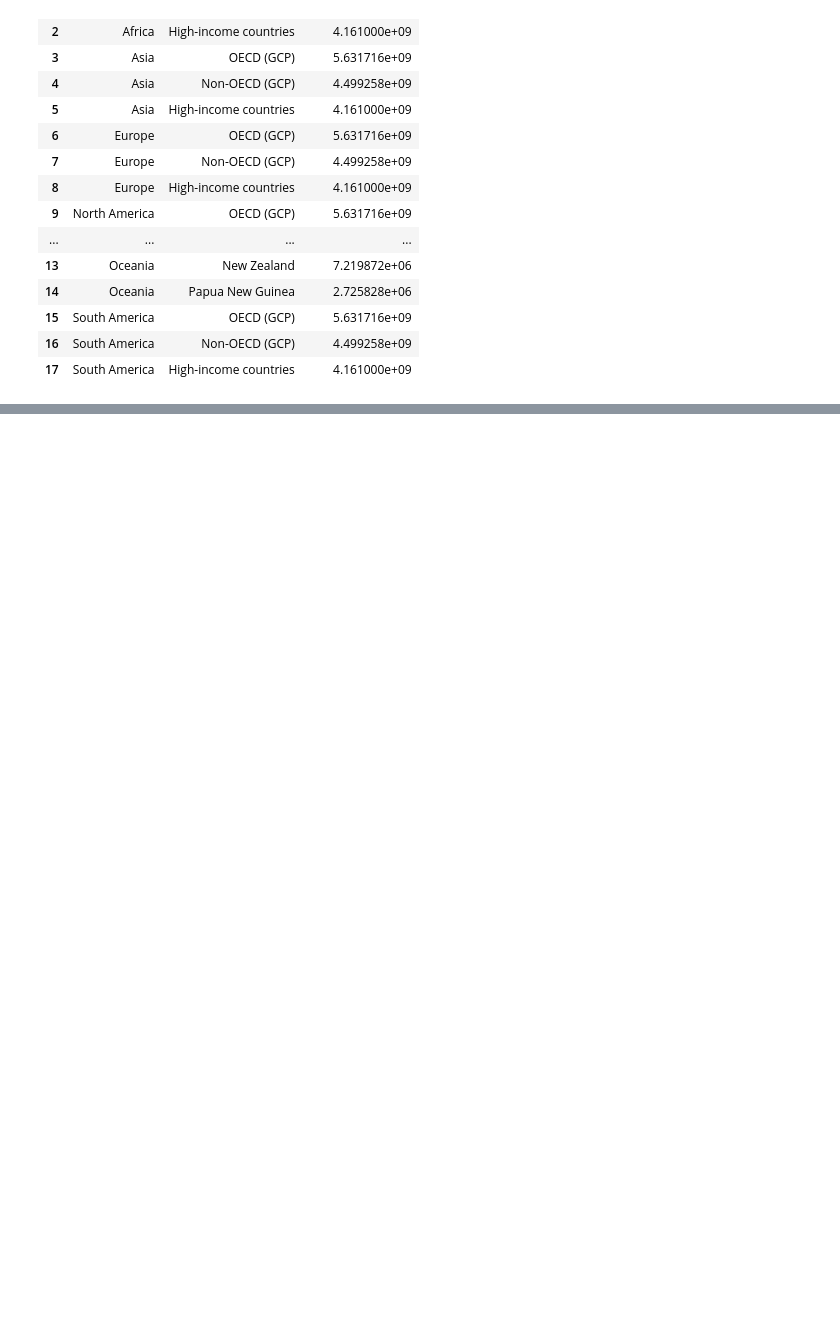
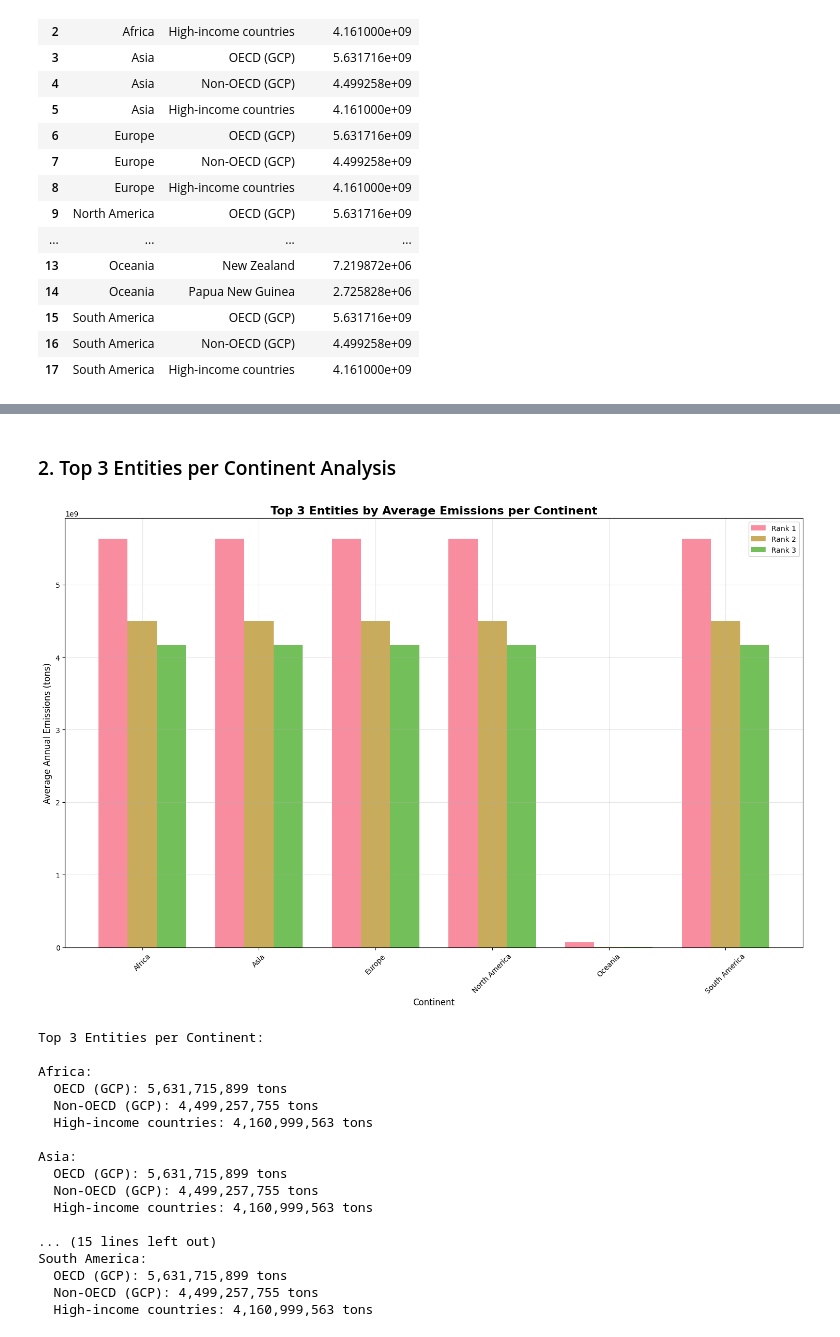
Before and after one commit to Medha-Subramaniyan/emissions_dA, a Jupyter notebook: analysis.ipynb, the cells around one changed output, grey strips where cells are left out. Drawn from its saved outputs; the diff is of its cells as text; code cells hidden in the pictures; blank space fills up the shorter version.

```diff
--- a/analysis.ipynb
+++ b/analysis.ipynb
@@ -156,0 +652,60 @@ top_3_per_continent
+# %% [markdown]
+### 2. Top 3 Entities per Continent Analysis
+# %%
+fig, ax = plt.subplots(figsize=(15, 10))
+
+continents = top_3_per_continent['continent'].unique()
+x = np.arange(len(continents))
+width = 0.25
+
+for i, rank in enumerate([1, 2, 3]):
+    rank_data = []
+    for continent in continents:
+        continent_rank = top_3_per_continent[
+            (top_3_per_continent['continent'] == continent) &
+            (top_3_per_continent.groupby('continent').cumcount() == rank-1)
+        ]
+        if not continent_rank.empty:
+            rank_data.append(continent_rank['annual_emissions'].iloc[0])
+        else:
+            rank_data.append(0)
+
+    ax.bar(x + i*width, rank_data, width, label=f'Rank {rank}', alpha=0.8)
+
+ax.set_xlabel('Continent', fontsize=12)
+ax.set_ylabel('Average Annual Emissions (tons)', fontsize=12)
+ax.set_title('Top 3 Entities by Average Emissions per Continent', fontsize=16, fontweight='bold')
+ax.set_xticks(x + width)
+ax.set_xticklabels(continents, rotation=45)
+ax.legend()
+ax.grid(True, alpha=0.3)
+
+plt.tight_layout()
+plt.savefig('top_3_entities_per_continent.png', dpi=300, bbox_inches='tight')
+plt.show()
+
+print("\nTop 3 Entities per Continent:")
+for continent in continents:
+    print(f"\n{continent}:")
+    continent_top3 = top_3_per_continent[top_3_per_continent['continent'] == continent].head(3)
+    for idx, row in continent_top3.iterrows():
+        print(f"  {row['Entity_em']}: {row['annual_emissions']:,.0f} tons")
+# %% [output]
+[figure, added]
+Top 3 Entities per Continent:
+
+Africa:
+  OECD (GCP): 5,631,715,899 tons
+  Non-OECD (GCP): 4,499,257,755 tons
+  High-income countries: 4,160,999,563 tons
+
+Asia:
+  OECD (GCP): 5,631,715,899 tons
+  Non-OECD (GCP): 4,499,257,755 tons
+  High-income countries: 4,160,999,563 tons
+
+... (15 lines left out)
+South America:
+  OECD (GCP): 5,631,715,899 tons
+  Non-OECD (GCP): 4,499,257,755 tons
+  High-income countries: 4,160,999,563 tons
```
Also changed, not shown: parts of 36 cells of this notebook, 8 other files.
